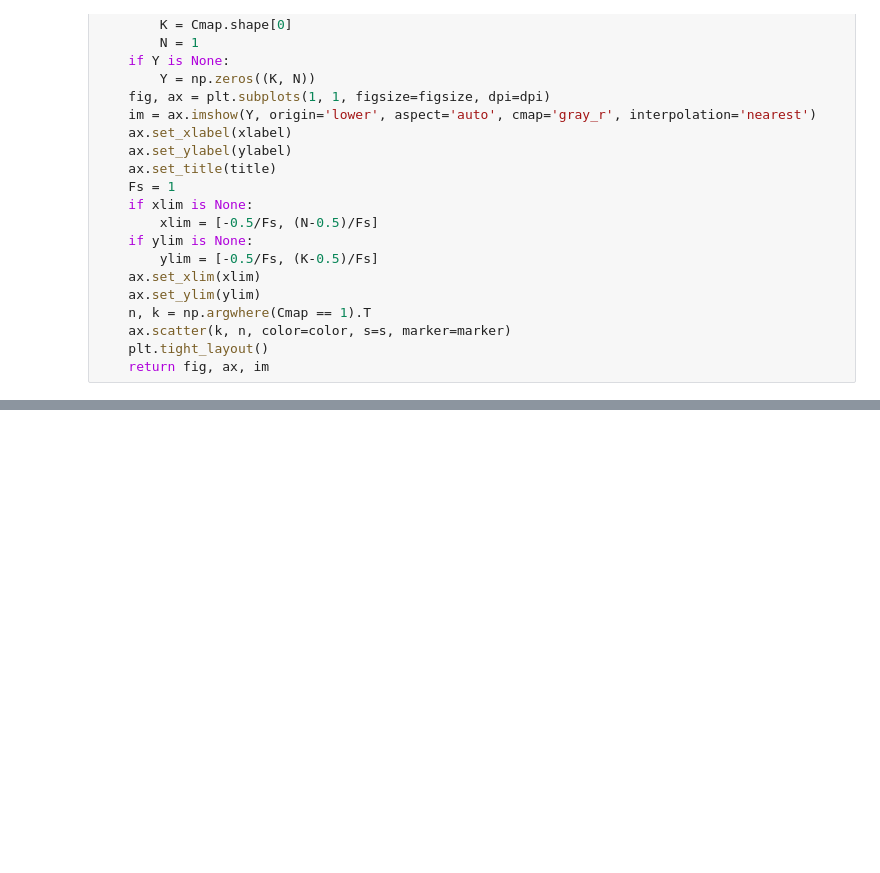
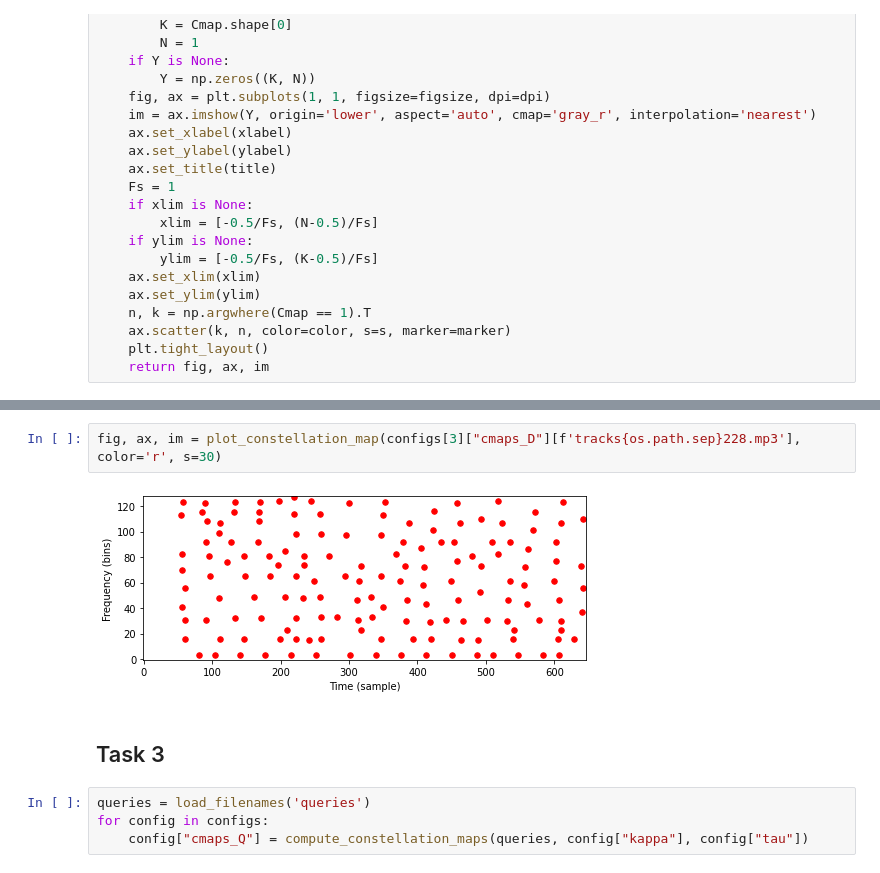
Before and after one commit to BinW3g/W2025_Information_Retrieval, a Jupyter notebook: IR_P2_M1.ipynb, the cells around one changed output, grey strips where cells are left out. Cells and saved outputs as stored; diff of their text form; blank space fills up the shorter version.

```diff
--- a/IR_P2_M1.ipynb
+++ b/IR_P2_M1.ipynb
@@ -188,0 +235,10 @@ def load_filenames(directory):
+# %%
+fig, ax, im = plot_constellation_map(configs[3]["cmaps_D"][f'tracks{os.path.sep}228.mp3'], color='r', s=30)
+# %% [output]
+[figure, added]
+# %% [markdown]
+## Task 3
+# %%
+queries = load_filenames('queries')
+for config in configs:
+    config["cmaps_Q"] = compute_constellation_maps(queries, config["kappa"], config["tau"])
```
Also changed, not shown: parts of 44 cells of this notebook.
